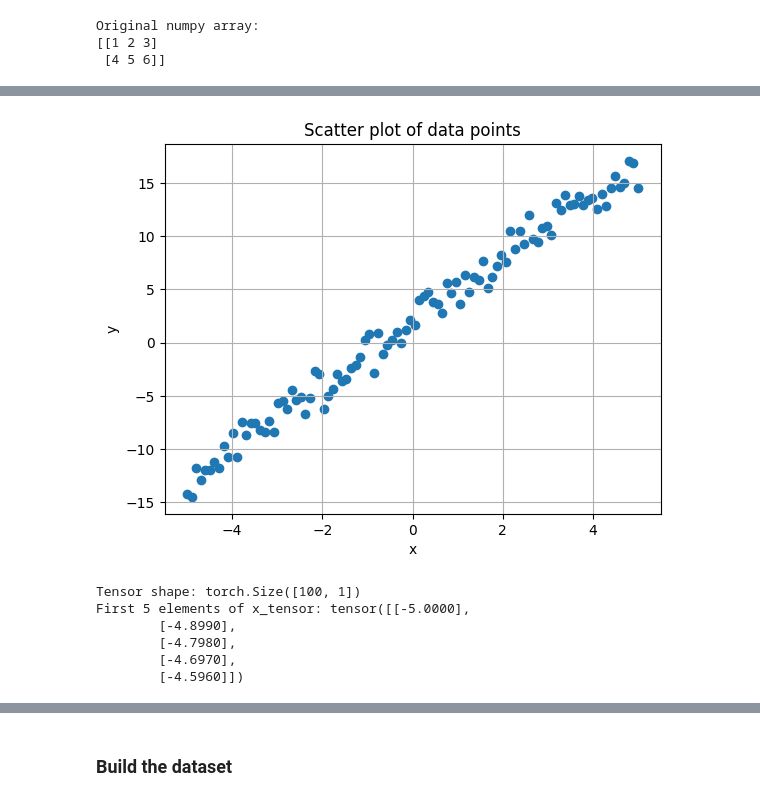
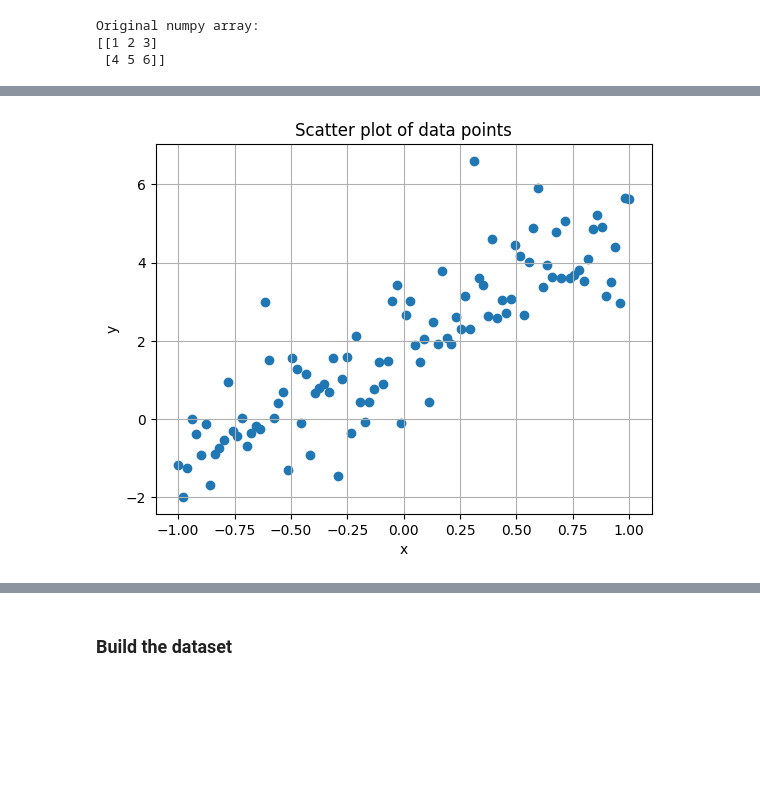
Before and after one commit to stardust0513/winter-school-LVA, a Jupyter notebook: PytorchExample.ipynb, the cells around one changed output, grey strips where cells are left out. Cells and saved outputs as stored; diff of their text form; code cells hidden in the pictures; blank space fills up the shorter version.

```diff
--- a/PytorchExample.ipynb
+++ b/PytorchExample.ipynb
@@ -61,28 +194,15 @@ print(c)
 https://matplotlib.org/
 # %%
 # Generate the data with numpy and plot it with matplotlib
-x = np.linspace(-5,5,100)
+x_numpy = np.linspace(-1,1,100)
 n = np.random.randn(100)
-y = 3*x + 2 + n
+y_numpy = 3*x_numpy + 2 + n
 
-plt.scatter(x,y)
+plt.scatter(x_numpy,y_numpy)
 plt.xlabel("x")
 plt.ylabel("y")
 plt.grid()
 plt.title("Scatter plot of data points")
 plt.show()
 # %% [output]
-[figure, old version]
+[figure, new version]
-# %%
-# Create a PyTorch tensor
-x_tensor = torch.tensor(x, dtype=torch.float32).view(-1,1)
-y_tensor = torch.tensor(y, dtype=torch.float32).view(-1,1)
-print("Tensor shape:", x_tensor.shape)
-print("First 5 elements of x_tensor:", x_tensor[:5])
-# %% [output]
-Tensor shape: torch.Size([100, 1])
-First 5 elements of x_tensor: tensor([[-5.0000],
-        [-4.8990],
-        [-4.7980],
-        [-4.6970],
-        [-4.5960]])
```
Also changed, not shown: parts of 57 cells of this notebook, 11 other files.
